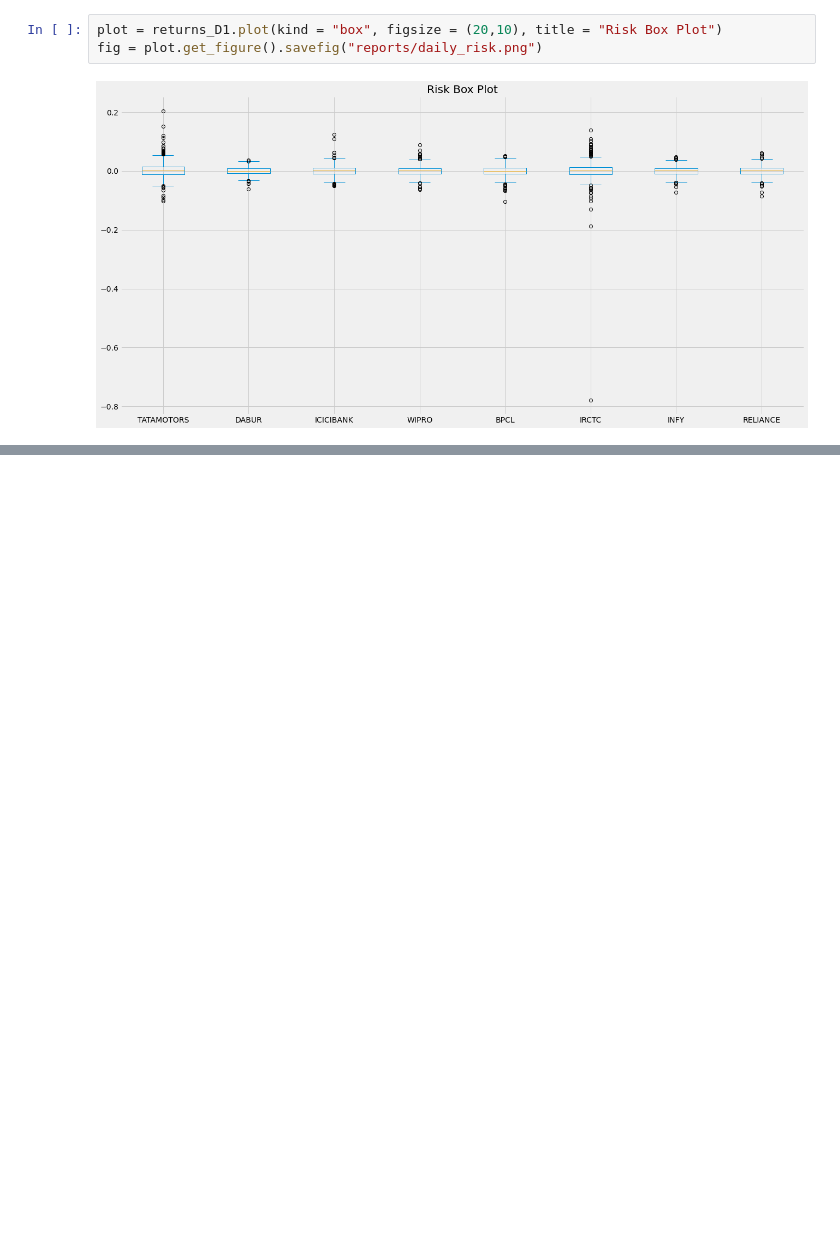
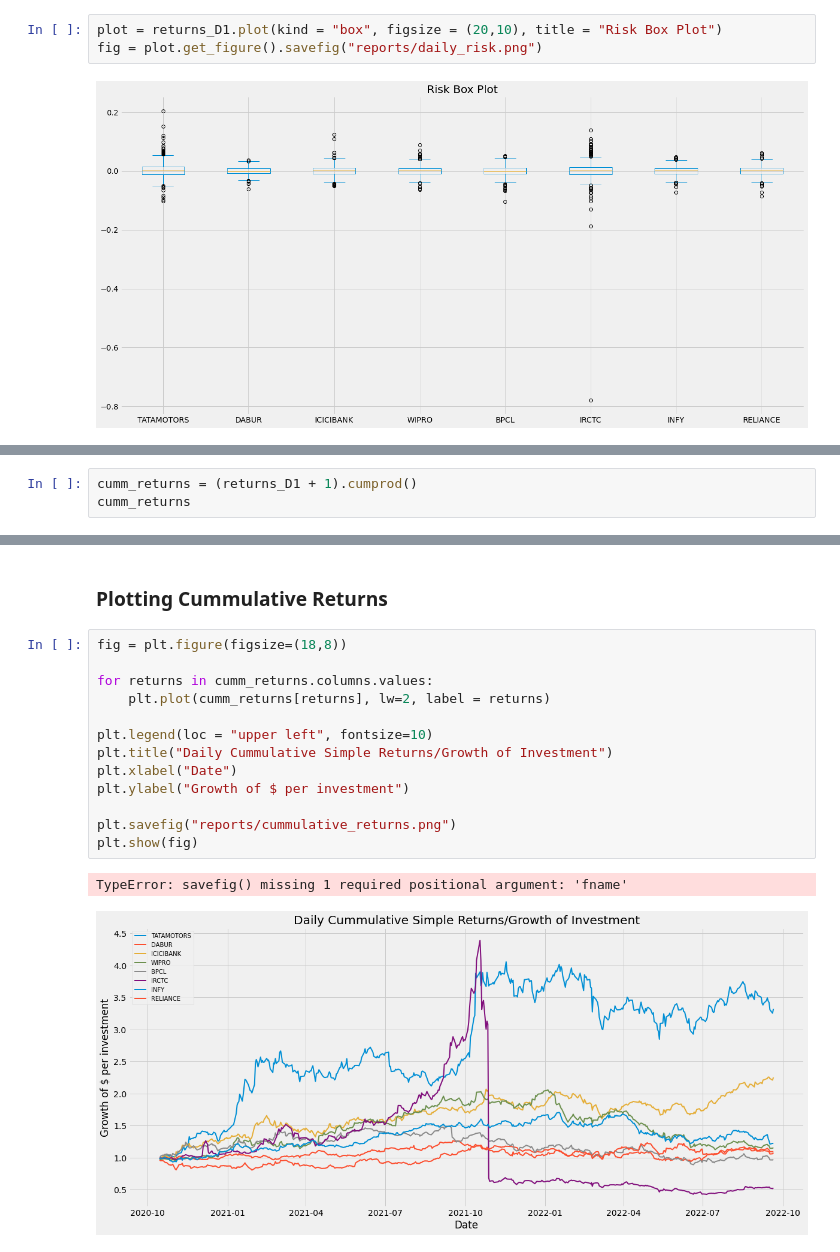
Before and after one commit to manuelinfosec/eda-analysis-for-portfolio-optimisation, a Jupyter notebook: main.ipynb, the cells around one changed output, grey strips where cells are left out. Saved outputs shown, nothing was run; the diff lists cells and outputs as text; blank space fills up the shorter version.

```diff
--- a/main.ipynb
+++ b/main.ipynb
@@ -171,0 +209,3 @@ fig = plot.get_figure().savefig("reports/daily_risk.png")
+# %%
+cumm_returns = (returns_D1 + 1).cumprod()
+cumm_returns
@@ -171,0 +227,18 @@ fig = plot.get_figure().savefig("reports/daily_risk.png")
+# %% [markdown]
+### Plotting Cummulative Returns
+# %%
+fig = plt.figure(figsize=(18,8))
+
+for returns in cumm_returns.columns.values:
+    plt.plot(cumm_returns[returns], lw=2, label = returns)
+
+plt.legend(loc = "upper left", fontsize=10)
+plt.title("Daily Cummulative Simple Returns/Growth of Investment")
+plt.xlabel("Date")
+plt.ylabel("Growth of $ per investment")
+
+plt.savefig("reports/cummulative_returns.png")
+plt.show(fig)
+# %% [output]
+TypeError: savefig() missing 1 required positional argument: 'fname'
+[figure, added]
```
Also changed, not shown: parts of 10 cells of this notebook, 1 other file.
